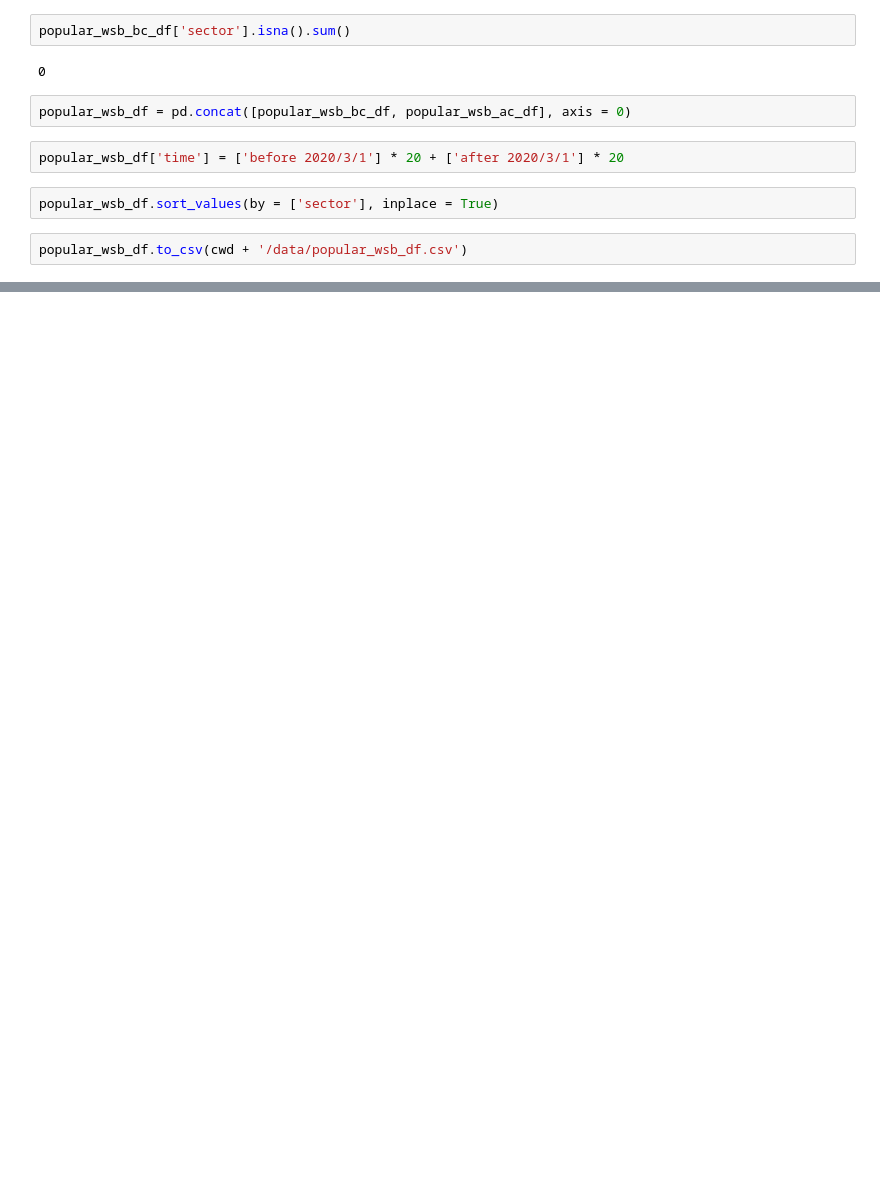
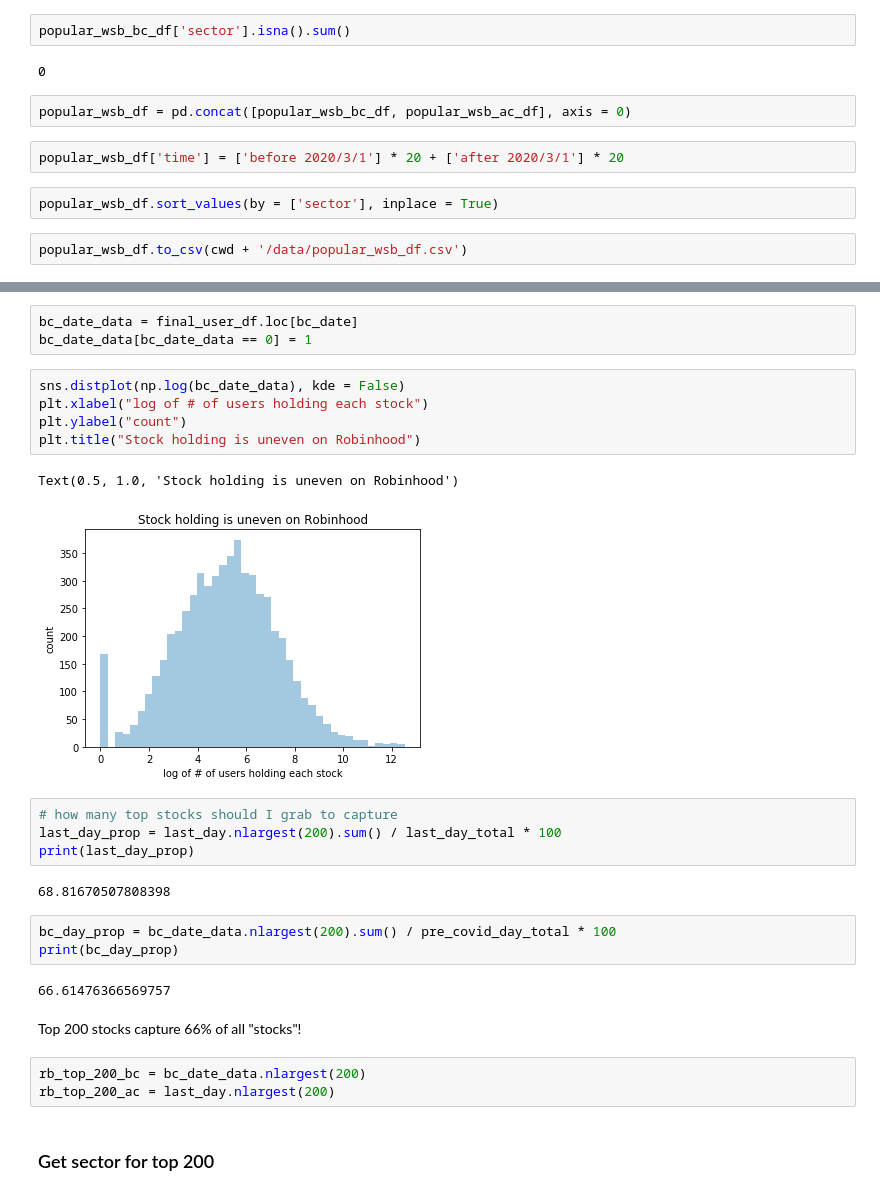
Before and after one commit to DS4A-mathemagicians/robintrack, a Jupyter notebook: Popular Tickers on Robinhood and WSB.ipynb, the cells around one changed output, grey strips where cells are left out. Drawn from its saved outputs; the diff is of its cells as text; blank space fills up the shorter version.

```diff
--- a/Popular Tickers on Robinhood and WSB.ipynb
+++ b/Popular Tickers on Robinhood and WSB.ipynb
@@ -173,0 +272,29 @@ plt.savefig(cwd + "/figures/wsb_popular_sectors.png")
+# %%
+bc_date_data = final_user_df.loc[bc_date]
+bc_date_data[bc_date_data == 0] = 1
+# %%
+sns.distplot(np.log(bc_date_data), kde = False)
+plt.xlabel("log of # of users holding each stock")
+plt.ylabel("count")
+plt.title("Stock holding is uneven on Robinhood")
+# %% [output]
+Text(0.5, 1.0, 'Stock holding is uneven on Robinhood')
+[figure, added]
+# %%
+# how many top stocks should I grab to capture
+last_day_prop = last_day.nlargest(200).sum() / last_day_total * 100
+print(last_day_prop)
+# %% [output]
+68.81670507808398
+# %%
+bc_day_prop = bc_date_data.nlargest(200).sum() / pre_covid_day_total * 100
+print(bc_day_prop)
+# %% [output]
+66.61476366569757
+# %% [markdown]
+Top 200 stocks capture 66% of all "stocks"!
+# %%
+rb_top_200_bc = bc_date_data.nlargest(200)
+rb_top_200_ac = last_day.nlargest(200)
+# %% [markdown]
+### Get sector for top 200
```
Also changed, not shown: parts of 77 cells of this notebook.
